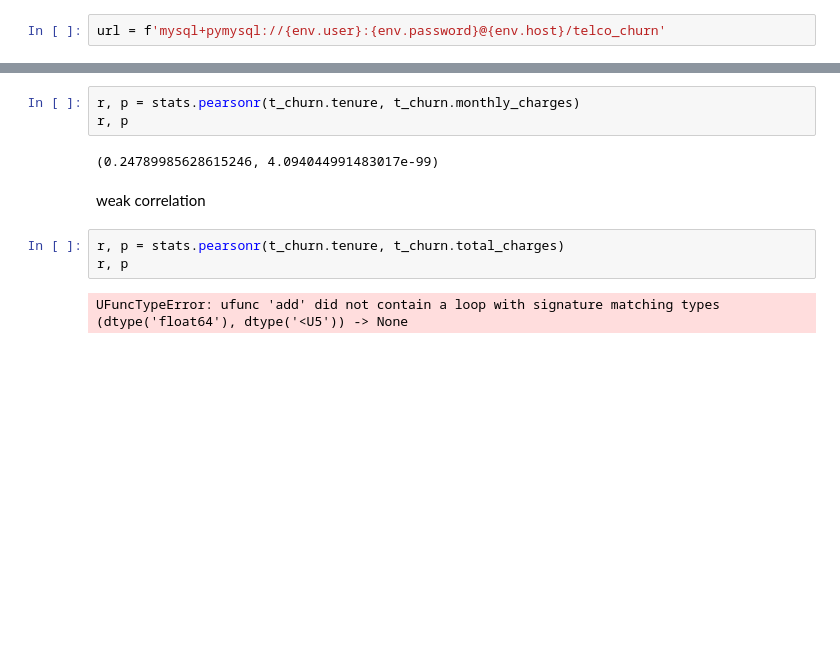
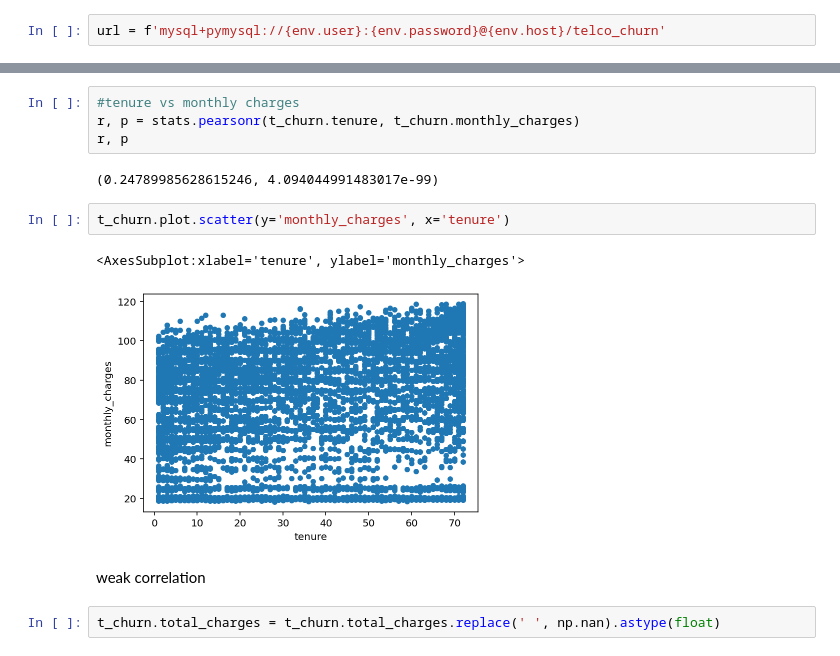
Before and after one commit to Michael-Austin-Mesa/statistics-exercises, a Jupyter notebook: hypothesis_testing.ipynb, the cells around one changed output, grey strips where cells are left out. Saved outputs shown, nothing was run; the diff lists cells and outputs as text; blank space fills up the shorter version.

```diff
--- a/hypothesis_testing.ipynb
+++ b/hypothesis_testing.ipynb
@@ -337,15 +334,18 @@ t_churn = pd.read_sql('SELECT * FROM customers', url)
 # %%
+#tenure vs monthly charges
 r, p = stats.pearsonr(t_churn.tenure, t_churn.monthly_charges)
 r, p
 # %% [output]
 (0.24789985628615246, 4.094044991483017e-99)
+# %%
+t_churn.plot.scatter(y='monthly_charges', x='tenure')
+# %% [output]
+<AxesSubplot:xlabel='tenure', ylabel='monthly_charges'>
+[figure, added]
 # %% [markdown]
 weak correlation
 # %%
-r, p = stats.pearsonr(t_churn.tenure, t_churn.total_charges)
-r, p
+t_churn.total_charges = t_churn.total_charges.replace(' ', np.nan).astype(float)
-# %% [output]
-UFuncTypeError: ufunc 'add' did not contain a loop with signature matching types (dtype('float64'), dtype('<U5')) -> None
 # %%
 t_churn.total_charges.dtype
 # %% [output]
```
Also changed, not shown: parts of 74 cells of this notebook.
